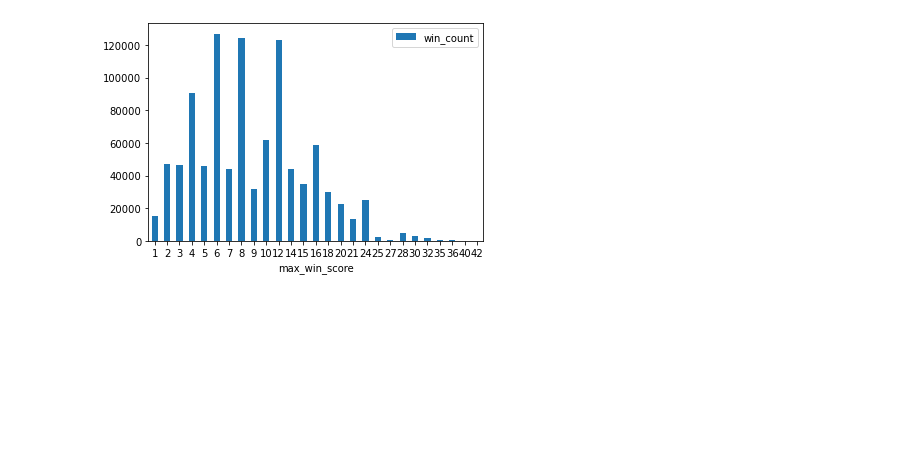
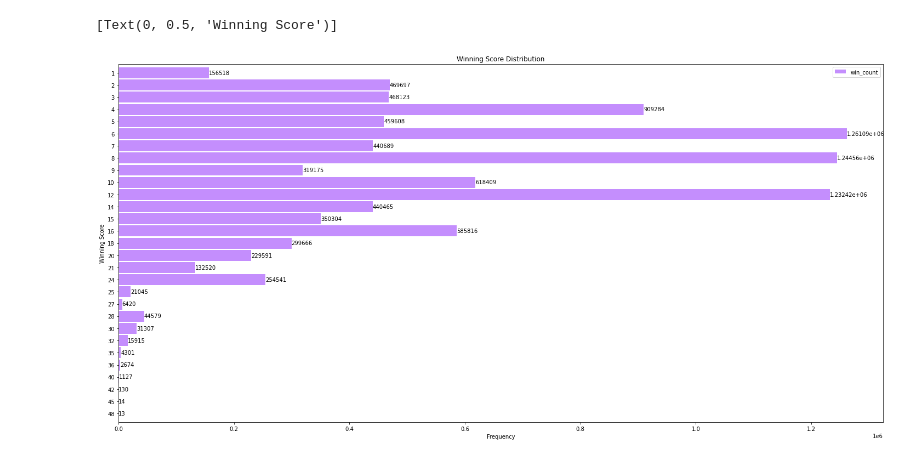
Before and after one commit to lejaja9/Riddlers, a Jupyter notebook: 9:24_Riddler_viz.ipynb, the cells around one changed output. Drawn from its saved outputs; the diff is of its cells as text; code cells hidden in the pictures; blank space fills up the shorter version.

```diff
--- a/9:24_Riddler_viz.ipynb
+++ b/9:24_Riddler_viz.ipynb
@@ -36,5 +36,6 @@ df.tail()
 # %%
-df2 = df[['max_win_score']].groupby(['max_win_score'])['max_win_score'].size().reset_index(name='win_count')
-df3 = df[['min_losing_score']].groupby(['min_losing_score'])['min_losing_score'].size().reset_index(name='lose_count')
+df2 = df[['max_win_score']].groupby(['max_win_score']).size().reset_index(name='win_count')
+df3 = df[['min_losing_score']].groupby(['min_losing_score']).size().reset_index(name='lose_count')
 df4 = df[['max_win_score', 'min_losing_score']].groupby(['max_win_score', 'min_losing_score']).size().reset_index(name = 'score_count')
-df2.tail()
+# df_test = df.groupby('max_win_score')['max_win_score'].size().reset_index(name='win_count')
+# df_test.head()
@@ -55,4 +52,10 @@ sns.heatmap(heatmap_data, cmap = "rocket_r")
-# %%
-ax = df2.plot.bar(x='max_win_score', y='win_count', rot=0)
-# %% [output]
-[figure, removed]
+# %%
+ax = df2.plot.barh(x='max_win_score', y='win_count', figsize = (25,12), color = "#c48efd", width = 0.9)
+ax.bar_label(ax.containers[0])
+ax.invert_yaxis()
+ax.set(title = "Winning Score Distribution")
+ax.set(xlabel = 'Frequency')
+ax.set(ylabel = 'Winning Score')
+# %% [output]
+[Text(0, 0.5, 'Winning Score')]
+[figure, added]
```
Also changed, not shown: parts of 4 cells of this notebook, 1 other file.
